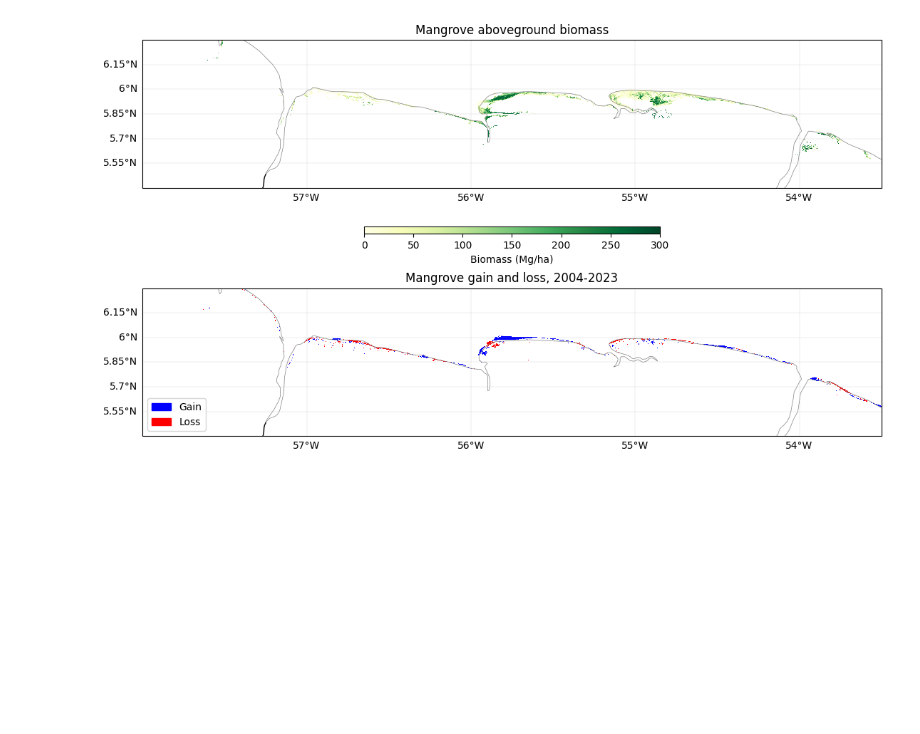
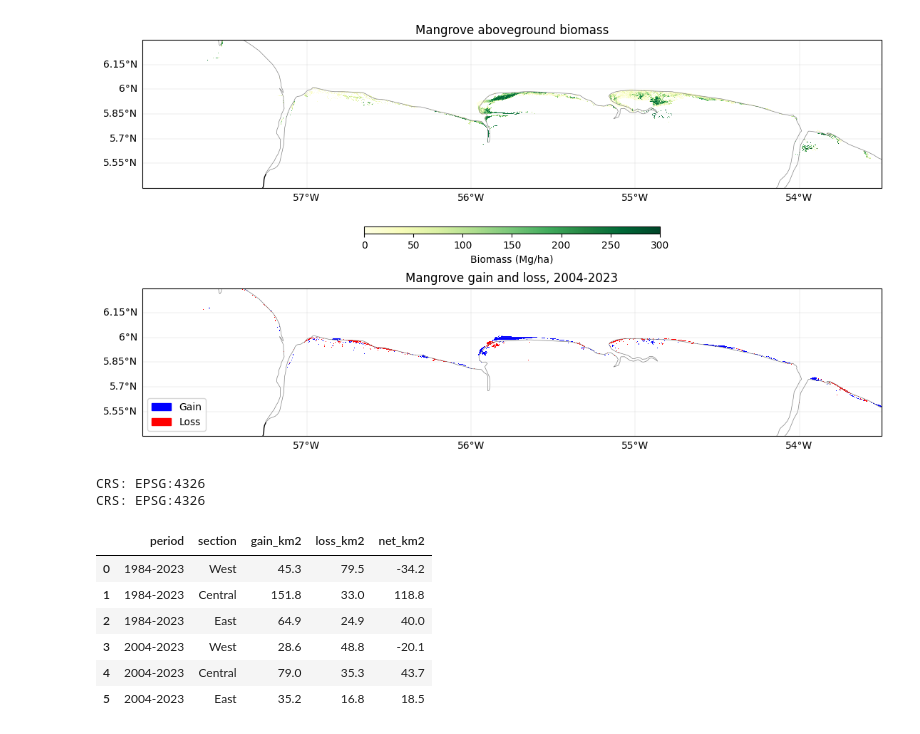
Before and after one commit to L1laBan3/Suriname-Mangrove-Project, a Jupyter notebook: InitialPlots.ipynb, the cells around one changed output. Saved outputs shown, nothing was run; the diff lists cells and outputs as text; code cells hidden in the pictures; blank space fills up the shorter version.

```diff
--- a/InitialPlots.ipynb
+++ b/InitialPlots.ipynb
@@ -412,3 +412,24 @@ for period in CHANGE_FILES:
 # %% [output]
 [figure]
 [figure]
+# %%
+import pandas as pd
+
+rows = []
+for period, path in CHANGE_FILES.items():
+    for section, vals in area_by_section(path, sections).items():
+        rows.append({"period": period, "section": section,
+                     **{k: float(v) for k, v in vals.items()}})
+
+df_area = pd.DataFrame(rows)
+df_area
+# %% [output]
+CRS: EPSG:4326
+CRS: EPSG:4326
+|  | period | section | gain_km2 | loss_km2 | net_km2 |
+| 0 | 1984-2023 | West | 45.3 | 79.5 | -34.2 |
+| 1 | 1984-2023 | Central | 151.8 | 33.0 | 118.8 |
+| 2 | 1984-2023 | East | 64.9 | 24.9 | 40.0 |
+| 3 | 2004-2023 | West | 28.6 | 48.8 | -20.1 |
+| 4 | 2004-2023 | Central | 79.0 | 35.3 | 43.7 |
+| 5 | 2004-2023 | East | 35.2 | 16.8 | 18.5 |
```
